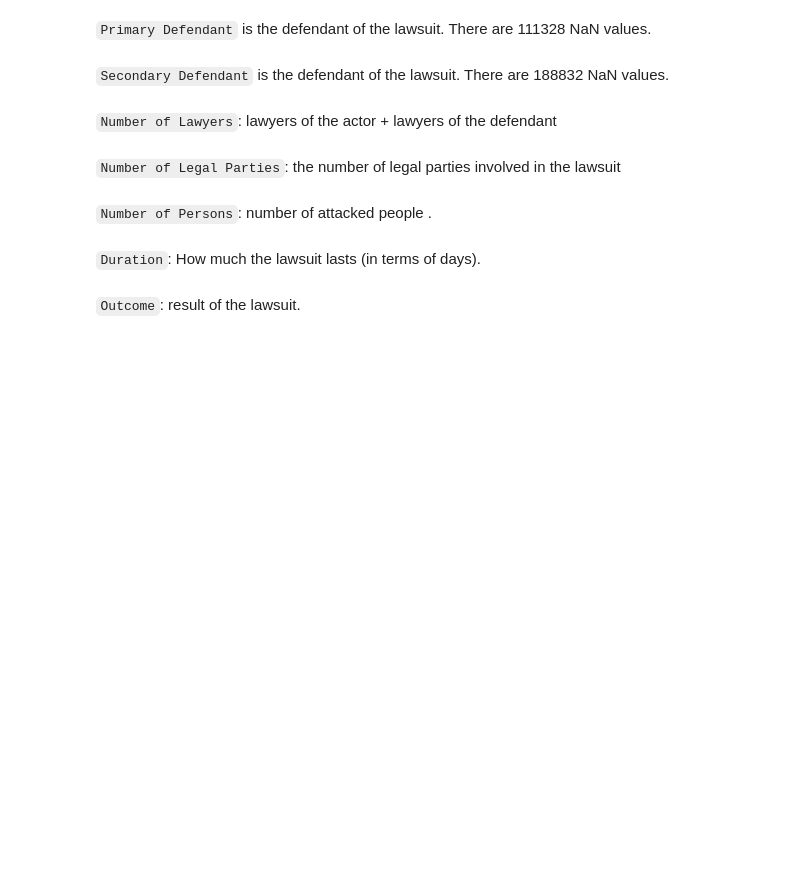
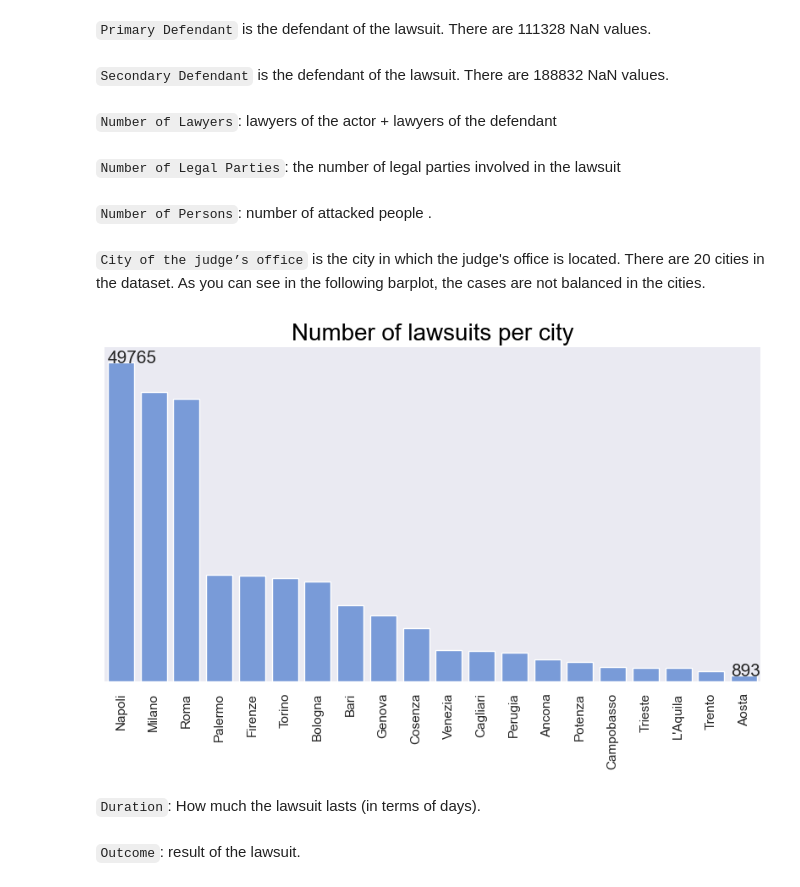
Before and after one commit to AdrianoEttari/EUSTEMA-Challenge, a Jupyter notebook: notebooks/Eustema_preprocessing_train_od.ipynb, the cells around one changed output. Cells and saved outputs as stored; diff of their text form; code cells hidden in the pictures; blank space fills up the shorter version.

Commit message:
Preprocessing notebook train_od

```diff
--- a/notebooks/Eustema_preprocessing_train_od.ipynb
+++ b/notebooks/Eustema_preprocessing_train_od.ipynb
@@ -15,3 +15,8 @@ del train_od['Unnamed: 0']
 train_od['Date'] = pd.to_datetime(train_od['Date'])
 # %% [markdown]
 `Value` is the monetary value of the lawsuit. Example: I got a traffic ticket for speeding of 500€ and I appel to court (the 500€ of the ticket represents the value of the lawsuit). It is formatted as string, we have to remove the 'Euro' and take just the number, moreover, we have to remove the point which in Italy is used to separate the thousands.
+# %%
+train_od['Value formatted'] = pd.to_numeric(train_od['Value']\
+    .str.replace('Euro ', '').str.replace('.','').str.replace(',', '.'), errors='coerce')
+
+del train_od['Value']
@@ -32,2 +43,0 @@ for value_string_wrong in taxes_string_number:
-# %%
-train_od['Value formatted'] = taxes_number
@@ -67,3 +75,8 @@ The following are the unified contribution tables (of the first lawsuit grade) v
 </table>
 
 Moreover, this field is formatted as the Value column was formatted, so we have to remove 'Euro' and convert the field as float. It's name will be Unified Contribution formatted.
+# %%
+train_od['Unified Contribution formatted'] = pd.to_numeric(train_od['Unified Contribution']\
+    .str.replace('Euro ', '').str.replace('.','').str.replace(',', '.'), errors='coerce')
+
+del train_od['Unified Contribution']
@@ -92,4 +112 @@ for value_string_wrong in un_contr_string_number:
-# %%
-train_od['Unified Contribution formatted'] = un_contr_number
-del train_od['Unified Contribution']
 # %% [markdown]
@@ -203,6 +216,47 @@ train_od_cleaned = train_od_cleaned.loc[~train_od_cleaned['ID'].isin(to_remove_N
 `Number of Legal Parties`:  the number of legal parties involved in the lawsuit
 # %% [markdown]
 `Number of Persons`: number of attacked people .
+# %% [markdown]
+`City of the judge’s office` is the city in which the judge's office is located. There are 20 cities in the dataset. As you can see in the following barplot, the cases are not balanced in the cities.
+# %%
+sns.set_theme(rc={"axes.spines.right": False,
+                  "axes.spines.top": False,
+                  'axes.spines.left': False,
+                  'axes.spines.bottom': False})
+
+f, axs = plt.subplots(1, figsize=(10,5))
+
+sns.barplot(data = train_od_cleaned.groupby(['City of the judge’s office'])\
+            .size().reset_index().rename(columns={0:'Count'})\
+            .sort_values(['Count'], ascending=False),
+            x='City of the judge’s office',
+            y= 'Count',
+            color='cornflowerblue',
+            saturation=0.7,
+           ax=axs)
+
+bars = list(train_od_cleaned.groupby(['City of the judge’s office'])\
+            .size().reset_index().rename(columns={0:'Count'})\
+            .sort_values(['Count'], ascending=False)['City of the judge’s office'])
+
+x_pos = np.arange(len(bars))
+plt.xticks(x_pos, bars, rotation=90)
+plt.subplots_adjust(bottom=0.2, top=0.99)
+
+heights=np.array(train_od_cleaned.groupby(['City of the judge’s office'])\
+            .size().reset_index().rename(columns={0:'Count'})\
+            .sort_values(['Count'], ascending=False)['Count'])
+
+plt.text(x = -0.4 , y = heights[0]+1, s = heights[0], size = 15)
+plt.text(x = len(bars)-1.4 , y = heights[-1]+1, s = heights[-1], size = 15)
+plt.xlabel('City of the judge’s office', fontsize=12)
+plt.yticks([])
+plt.xlabel('')
+plt.ylabel('')
+plt.title('Number of lawsuits per city', fontsize=20, color='black')
+plt.show()
+# %% [output]
+[figure, added]
 # %% [markdown]
 `Duration`: How much the lawsuit lasts (in terms of days).
 # %% [markdown]
```
Also changed, not shown: parts of 25 cells of this notebook.
